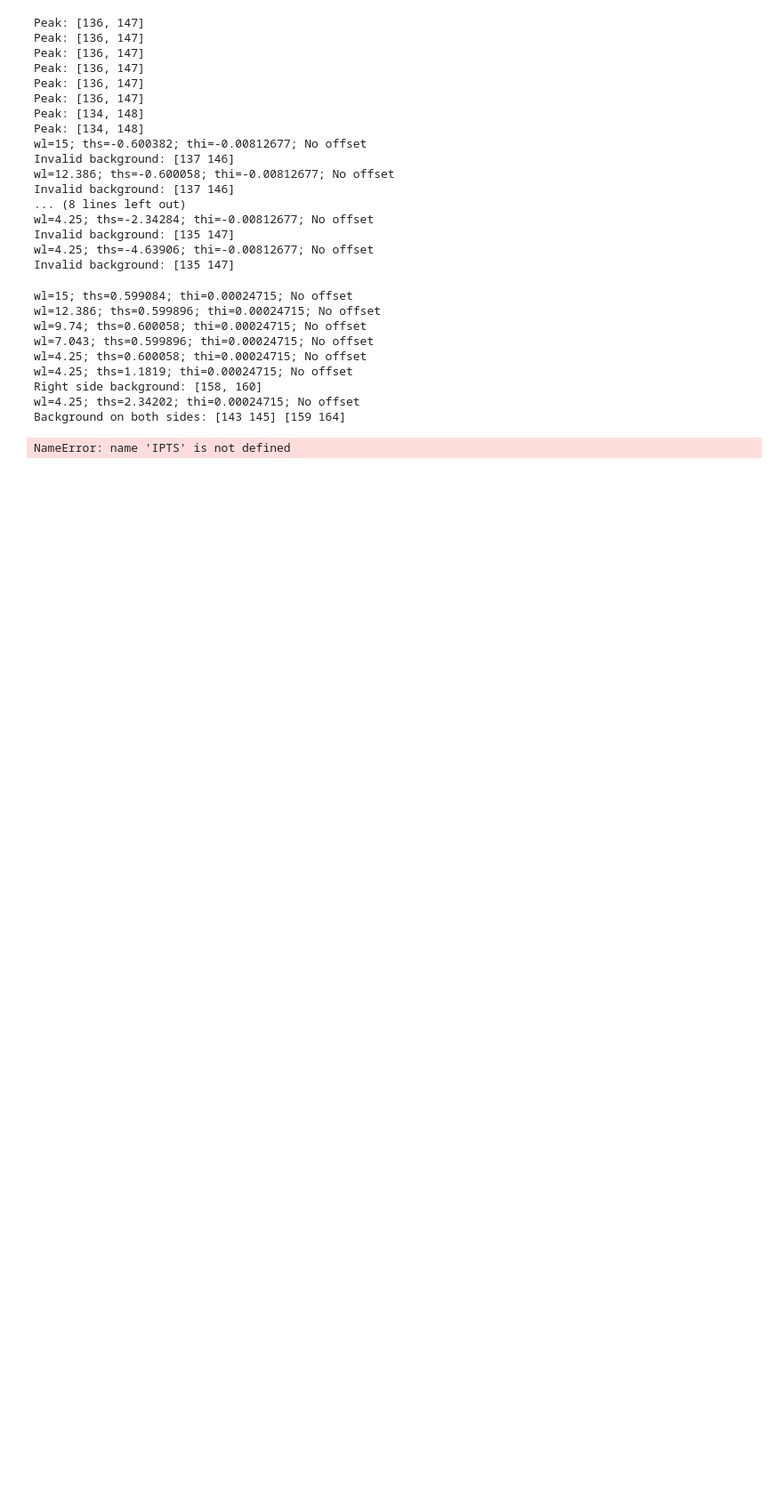
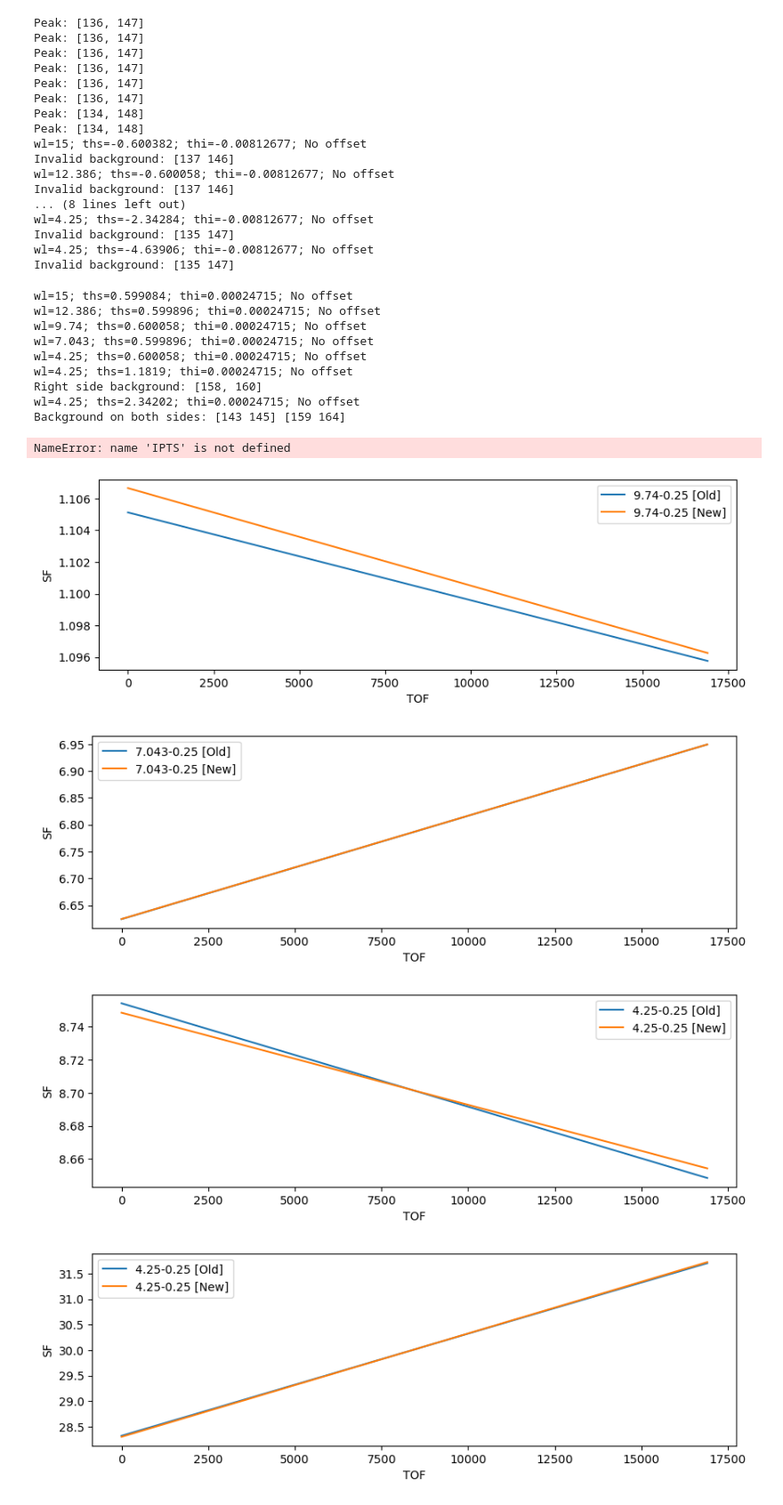
Before and after one commit to neutrons/LiquidsReflectometer, a Jupyter notebook: reduction/notebooks/workflow.ipynb, the cells around one changed output. Shown at 89% size. Cells and saved outputs as stored; diff of their text form; code cells hidden in the pictures; blank space fills up the shorter version.

```diff
--- a/reduction/notebooks/workflow.ipynb
+++ b/reduction/notebooks/workflow.ipynb
@@ -84,13 +84,16 @@ importlib.reload(template)
 
 data_dir = os.path.expanduser('~/git/LiquidsReflectometer/reduction/data')
 template_path = os.path.join(data_dir, 'template_high_rate_206594.xml')
+template_path = os.path.join(data_dir, 'template_high_rate_206595.xml')
+template_path = os.path.join(data_dir, '206780_rate_206594.xml')
 
 os.chdir(os.path.expanduser('~/git/LiquidsReflectometer/reduction'))
 
-for i in range(198413, 198417):
+for i in range(206784, 206787):
     ws = api.Load("REF_L_%s" % i)
     sequence_number = ws.getRun().getProperty("sequence_number").value[0]
     template_data = template.read_template(template_path, sequence_number)
     template_data.dead_time = True
+    template_data.paralyzable = True
     workflow.reduce(ws, template_data, output_dir=data_dir, average_overlap=False)
 # %% [output]
@@ -328,3 +328,47 @@ ax.set_xscale('log')
 plt.show()
 # %% [output]
 NameError: name 'IPTS' is not defined
+# %%
+
+def get_sf(sf_file):
+    par_list = []
+    with open(sf_file, "r") as fd:
+        for l in fd.readlines():
+            if not l.startswith('#'):
+                toks = l.split(' ')
+                pars = {}
+                for t in toks:
+                    kv = t.split('=')
+                    if kv[0] == 'IncidentMedium':
+                        continue
+                    pars[kv[0]] = float(kv[1].replace('\n',''))
+                par_list.append([pars['a'], pars['b'], pars['error_a'], pars['error_b'], '%s-%g' % (pars['LambdaRequested'], pars['S2iH'])])
+    return par_list
+
+old_pars = get_sf(os.path.join(data_dir, "sf_197912_Si_auto.cfg"))
+new_pars = get_sf(os.path.join(data_dir, "sf_197912_Si_auto-new.cfg"))
+
+tofs = np.arange(0, 17000, 100)
+
+for i in range(len(old_pars)):
+    sf = old_pars[i][1]*tofs + old_pars[i][0]
+    dsf = np.sqrt(old_pars[i][3]**2 * tofs**2 + old_pars[i][2]**2)
+    fig, ax = plt.subplots(figsize=(10,3))
+    plt.plot(tofs, sf, label='%s [Old]' % old_pars[i][4])
+    #plt.fill_between(tofs, sf-dsf, sf+dsf, alpha=0.2)
+
+    sf = new_pars[i][1]*tofs + new_pars[i][0]
+    dsf = np.sqrt(new_pars[i][3]**2 * tofs**2 + new_pars[i][2]**2)
+
+    plt.plot(tofs, sf, label='%s [New]' %new_pars[i][4])
+    #plt.fill_between(tofs, sf-dsf, sf+dsf, alpha=0.2)
+
+    plt.legend()
+    plt.xlabel('TOF')
+    plt.ylabel('SF')
+    plt.show()
+# %% [output]
+[figure, added]
+[figure, added]
+[figure, added]
+[figure, added]
```
Also changed, not shown: parts of 4 cells of this notebook, 5 other files.
